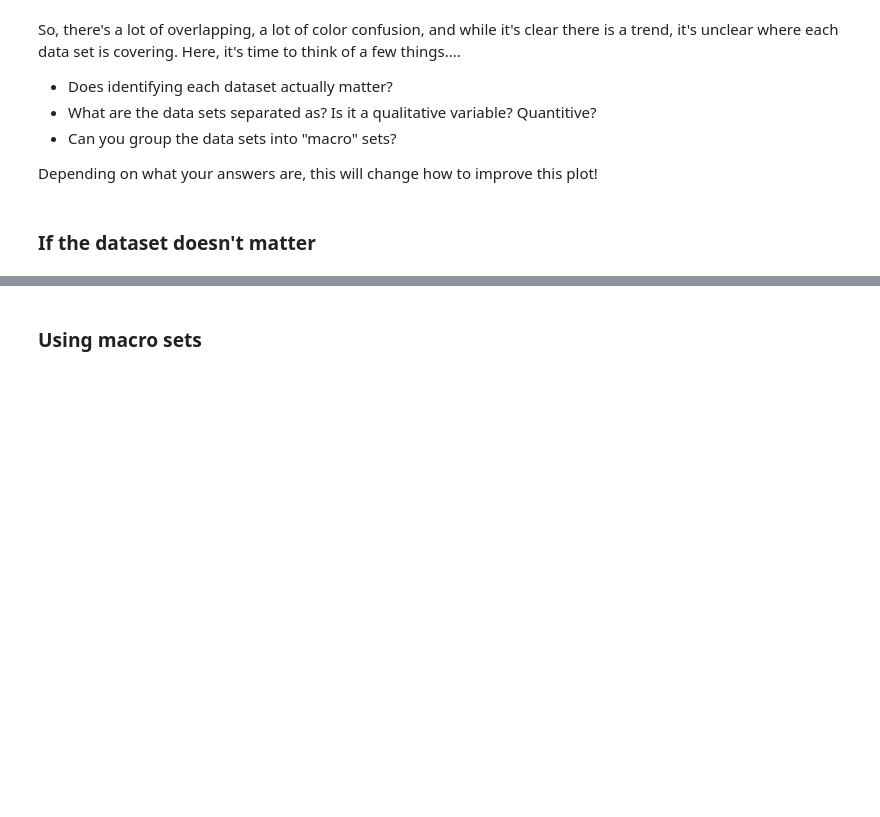
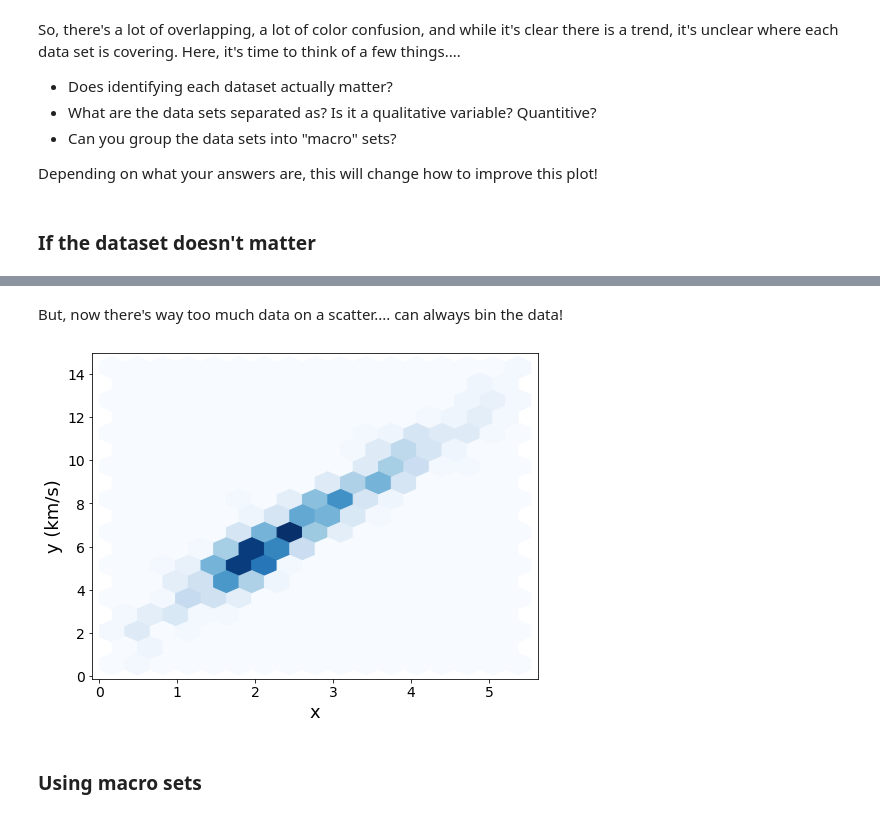
Before and after one commit to AstroBrandt/DataVisTutorial, a Jupyter notebook: scatterPlots.ipynb, the cells around one changed output, grey strips where cells are left out. Saved outputs shown, nothing was run; the diff lists cells and outputs as text; code cells hidden in the pictures; blank space fills up the shorter version.

```diff
--- a/scatterPlots.ipynb
+++ b/scatterPlots.ipynb
@@ -47,2 +63,14 @@ Depending on what your answers are, this will change how to improve this plot!
+# %% [markdown]
+But, now there's way too much data on a scatter.... can always bin the data!
+# %%
+fig = plt.figure(figsize=(8,6))
+ax = fig.add_subplot(111)
+ax.hexbin(x1D, y1D, gridsize=16, cmap=plt.cm.Blues)
+ax.set_xlabel("x", fontsize=18)
+ax.set_ylabel("y (km/s)", fontsize=18)
+ax.tick_params(which='both', axis='both', labelsize=14)
+plt.show()
+# %% [output]
+[figure, added]
 # %% [markdown]
 ### Using macro sets
```
Also changed, not shown: parts of 6 cells of this notebook, 2 other files.
